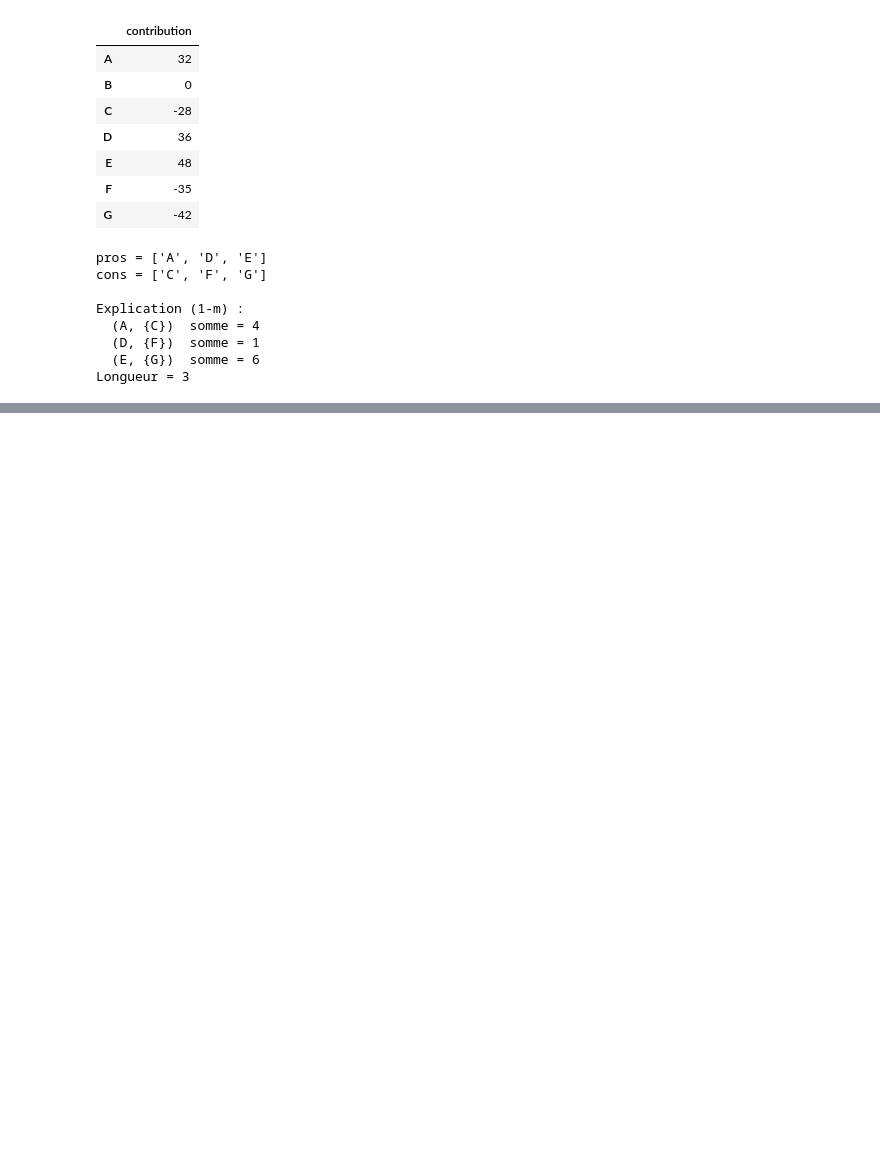
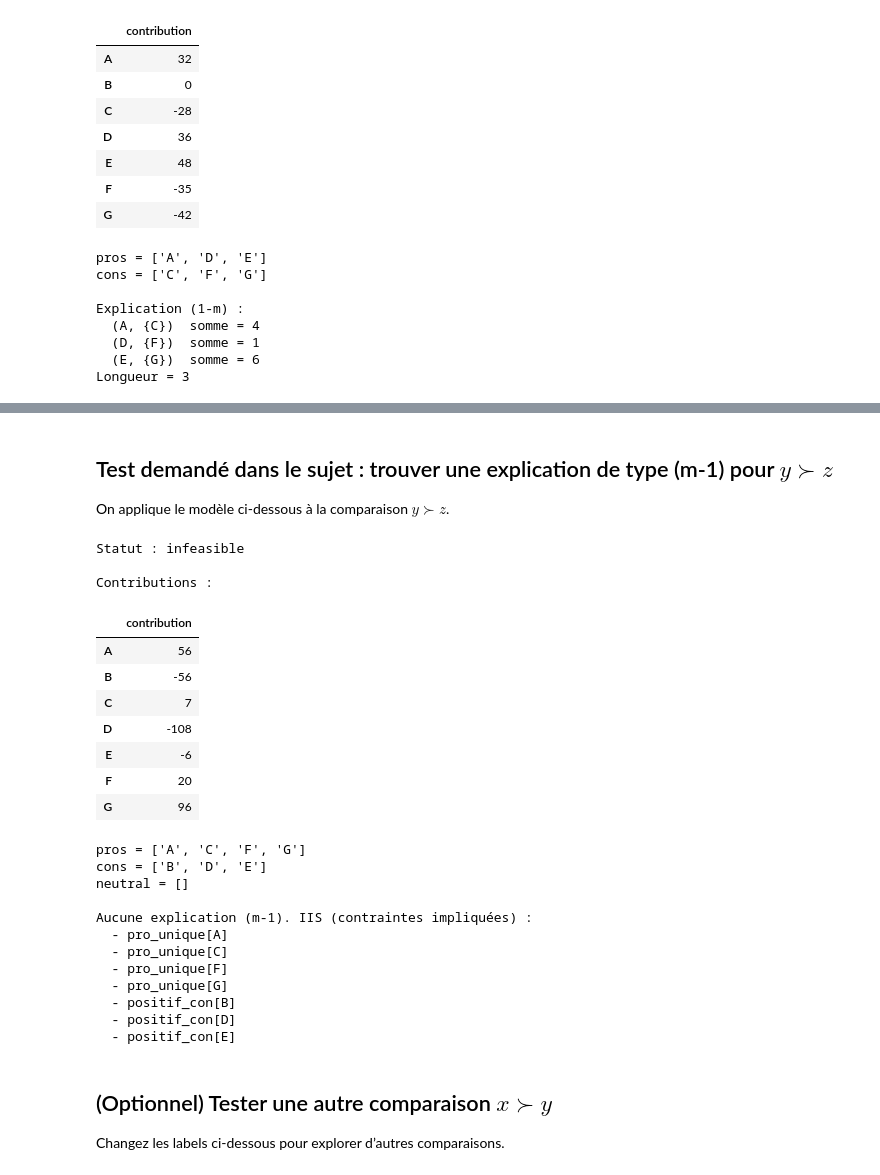
Before and after one commit to KarinaMusina44/SDP-optim, a Jupyter notebook: Projet_SDP_Gurobi.ipynb, the cells around one changed output, grey strips where cells are left out. Drawn from its saved outputs; the diff is of its cells as text; code cells hidden in the pictures; blank space fills up the shorter version.

```diff
--- a/Projet_SDP_Gurobi.ipynb
+++ b/Projet_SDP_Gurobi.ipynb
@@ -512,0 +648,58 @@ Longueur = 3
+# %%
+def afficher_explication_m1(res):
+    print("Statut :", res["statut"])
+    print("\nContributions :")
+    display(res["contrib"].to_frame())
+
+    print("\npros =", res["pros"])
+    print("cons =", res["cons"])
+    print("neutral =", res["neutral"])
+
+    if res["statut"] == "ok":
+        print("\nExplication (m-1) (format: ({pros}, con) avec somme) :")
+        for c, info in res["explication"].items():
+            Pset = info["pros"]
+            somme = info["somme"]
+            print(f"  ({{{', '.join(Pset)}}}, {c})  somme = {somme}")
+        print("\nNombre total de pros utilisés =", int(res["objectif"]))
+    elif res["statut"] == "infeasible":
+        print("\nAucune explication (m-1). IIS (contraintes impliquées) :")
+        for name in res["iis"]:
+            print("  -", name)
+    else:
+        print(res.get("message", ""))
+# %% [markdown]
+## Test demandé dans le sujet : trouver une explication de type (m-1) pour $y \succ z$
+
+On applique le modèle ci-dessous à la comparaison $y \succ z$.
+# %%
+res_yz = expliquer_m1_gurobi(notes, poids, "y", "z", verbose=False)
+afficher_explication_m1(res_yz)
+# %% [output]
+Statut : infeasible
+
+Contributions :
+|  | contribution |
+| A | 56 |
+| B | -56 |
+| C | 7 |
+| D | -108 |
+| E | -6 |
+| F | 20 |
+| G | 96 |
+pros = ['A', 'C', 'F', 'G']
+cons = ['B', 'D', 'E']
+neutral = []
+
+Aucune explication (m-1). IIS (contraintes impliquées) :
+  - pro_unique[A]
+  - pro_unique[C]
+  - pro_unique[F]
+  - pro_unique[G]
+  - positif_con[B]
+  - positif_con[D]
+  - positif_con[E]
+# %% [markdown]
+## (Optionnel) Tester une autre comparaison $x \succ y$
+
+Changez les labels ci-dessous pour explorer d’autres comparaisons.
```
Also changed, not shown: parts of 5 cells of this notebook.
